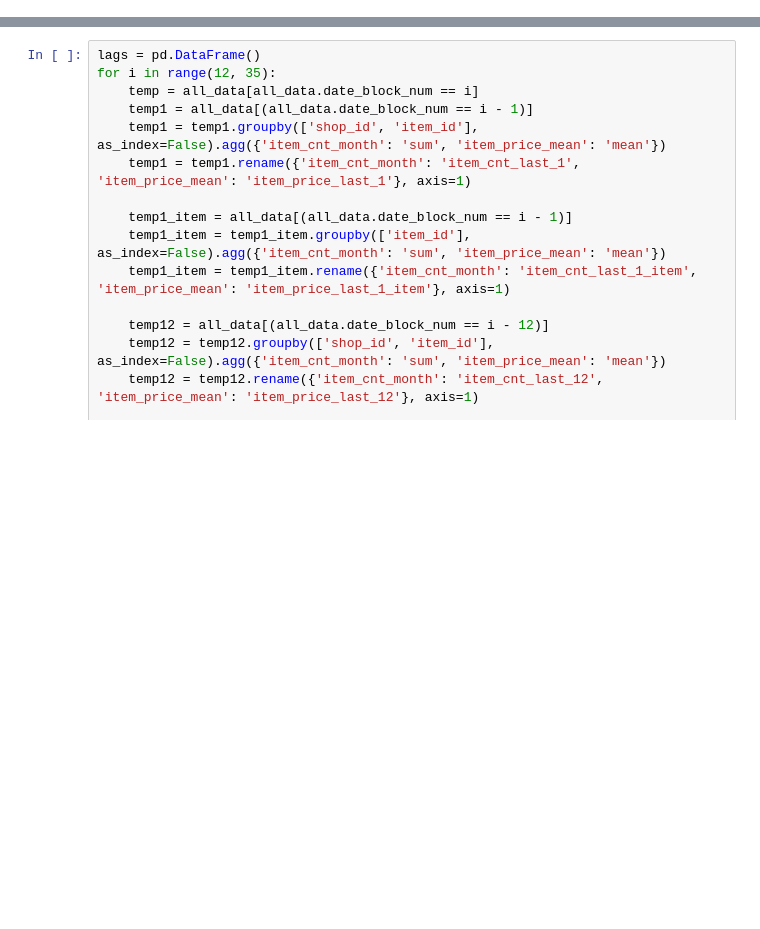
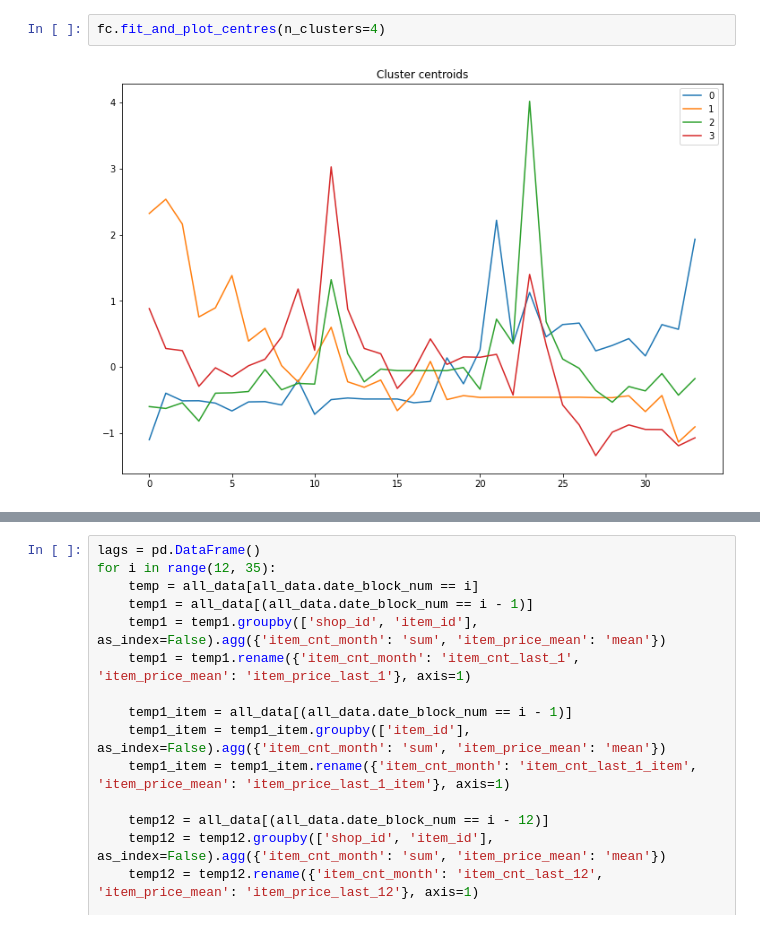
Before and after one commit to alsing/Predict-Future-Sales, a Jupyter notebook: notebooks/Model.ipynb, the cells around one changed output, grey strips where cells are left out. Saved outputs shown, nothing was run; the diff lists cells and outputs as text; blank space fills up the shorter version.

```diff
--- a/notebooks/Model.ipynb
+++ b/notebooks/Model.ipynb
@@ -101,0 +158,4 @@ item_categories = item_categories.drop('item_category_name', axis=1)
+# %%
+fc.fit_and_plot_centres(n_clusters=4)
+# %% [output]
+[figure, added]
```
Also changed, not shown: parts of 43 cells of this notebook.
